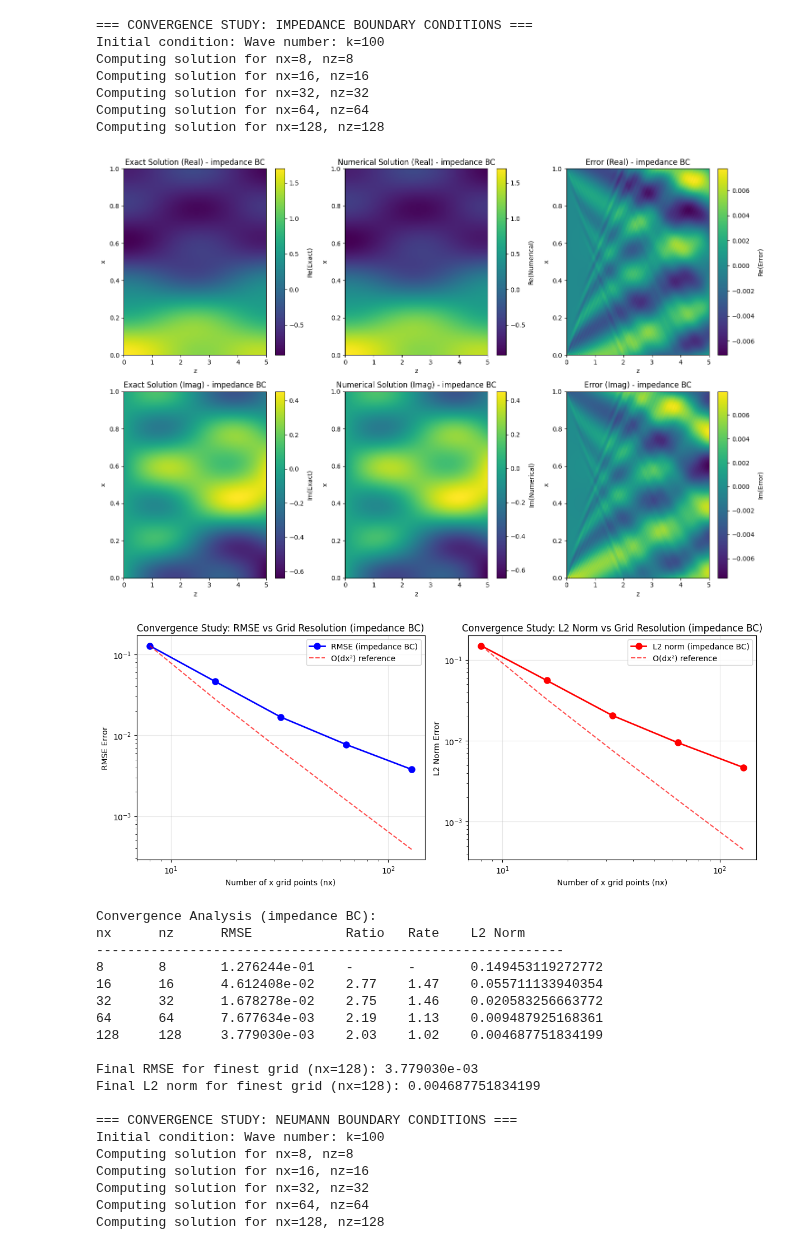
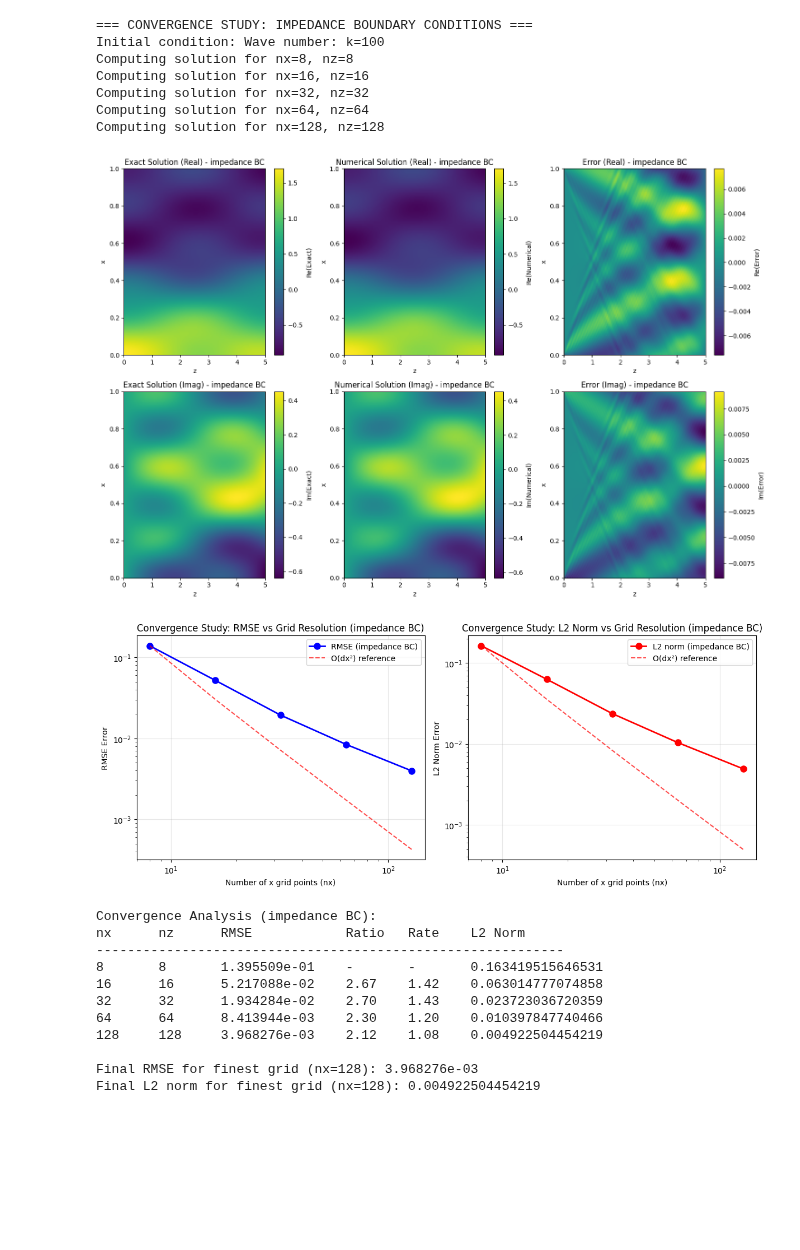
Before and after one commit to bryceshirley/thick_ptycho, a Jupyter notebook: notebooks/test_impedance.ipynb, the cells around one changed output. Drawn from its saved outputs; the diff is of its cells as text; code cells hidden in the pictures; blank space fills up the shorter version.

```diff
--- a/notebooks/test_impedance.ipynb
+++ b/notebooks/test_impedance.ipynb
@@ -84,14 +84,18 @@ def solve_paraxial_wave(nx=65, nz=33, bc_type='impedance', k=100):
         # Impedance case
         for j in range(1, nz):
             # Evaluate exact boundary values at current z
-            z_j = z[j]
-            ub_left = 1j * k * exact_solution(0, z_j, a)
-            ub_right = 1j * k * exact_solution(1, z_j, a)
+            ub_left = 1j * k * exact_solution(0, z[j], a)
+            ub_right = 1j * k * exact_solution(1, z[j], a)
+            ub_left_old = 1j * k * exact_solution(0, z[j-1], a)
+            ub_right_old = 1j * k * exact_solution(1, z[j-1], a)
 
             # Build uibc vector with exact boundary values
-            uibc = np.zeros(nx, dtype=complex)
-            uibc[0] = ub_left
-            uibc[-1] = ub_right
+            uibc_old = np.zeros(nx, dtype=complex)
+            uibc_new = np.zeros(nx, dtype=complex)
+            uibc_old[0], uibc_old[-1] = ub_left_old, ub_right_old
+            uibc_new[0], uibc_new[-1] = ub_left, ub_right
+
+            uibc = (uibc_old + uibc_new)/2
 
             rhs = B @ u[:, j-1] - 4*dx*a*r*uibc
             u[:, j] = spsolve(A, rhs)
@@ -261,54 +265,43 @@ def plot_convergence_results(nx_values, nz_values, solutions, exact_solutions, e
     plt.tight_layout()
     plt.show()
 
     # Print convergence rates
     print(f"\nConvergence Analysis ({bc_type} BC):")
     print("nx\tnz\tRMSE\t\tRatio\tRate\tL2 Norm")
     print("-" * 60)
     for i, (nx,nz, rmse, l2) in enumerate(zip(nx_values, nz_values, rmse_errors, l2_norms)):
         if i > 0:
             ratio = rmse_errors[i-1] / rmse
             rate = np.log2(ratio)
             print(f"{nx}\t{nz}\t{rmse:.6e}\t{ratio:.2f}\t{rate:.2f}\t{l2:.15f}")
         else:
             print(f"{nx}\t{nz}\t{rmse:.6e}\t-\t-\t{l2:.15f}")
 
     print(f"\nFinal RMSE for finest grid (nx={nx_values[-1]}): {rmse_errors[-1]:.6e}")
     print(f"Final L2 norm for finest grid (nx={nx_values[-1]}): {l2_norms[-1]:.15f}")
 
 # Main execution
 if __name__ == "__main__":
     # Test both boundary condition types
-
     solutions = convergence_study(bc_type='impedance', k=100)
-
-    solutions = convergence_study(bc_type='neumann', k=100)
 # %% [output]
 === CONVERGENCE STUDY: IMPEDANCE BOUNDARY CONDITIONS ===
 Initial condition: Wave number: k=100
 Computing solution for nx=8, nz=8
 Computing solution for nx=16, nz=16
 Computing solution for nx=32, nz=32
 Computing solution for nx=64, nz=64
 Computing solution for nx=128, nz=128
-[figure, old version]
+[figure, new version]
 [figure]
 Convergence Analysis (impedance BC):
 nx      nz      RMSE            Ratio   Rate    L2 Norm
 ------------------------------------------------------------
-8       8       1.276244e-01    -       -       0.149453119272772
-16      16      4.612408e-02    2.77    1.47    0.055711133940354
-32      32      1.678278e-02    2.75    1.46    0.020583256663772
-64      64      7.677634e-03    2.19    1.13    0.009487925168361
-128     128     3.779030e-03    2.03    1.02    0.004687751834199
+8       8       1.395509e-01    -       -       0.163419515646531
+16      16      5.217088e-02    2.67    1.42    0.063014777074858
+32      32      1.934284e-02    2.70    1.43    0.023723036720359
+64      64      8.413944e-03    2.30    1.20    0.010397847740466
+128     128     3.968276e-03    2.12    1.08    0.004922504454219
 
-Final RMSE for finest grid (nx=128): 3.779030e-03
-Final L2 norm for finest grid (nx=128): 0.004687751834199
-
-=== CONVERGENCE STUDY: NEUMANN BOUNDARY CONDITIONS ===
-Initial condition: Wave number: k=100
-Computing solution for nx=8, nz=8
-Computing solution for nx=16, nz=16
-Computing solution for nx=32, nz=32
-Computing solution for nx=64, nz=64
-Computing solution for nx=128, nz=128
+Final RMSE for finest grid (nx=128): 3.968276e-03
+Final L2 norm for finest grid (nx=128): 0.004922504454219
```
Also changed, not shown: parts of 1 cell of this notebook, 3 other files.
